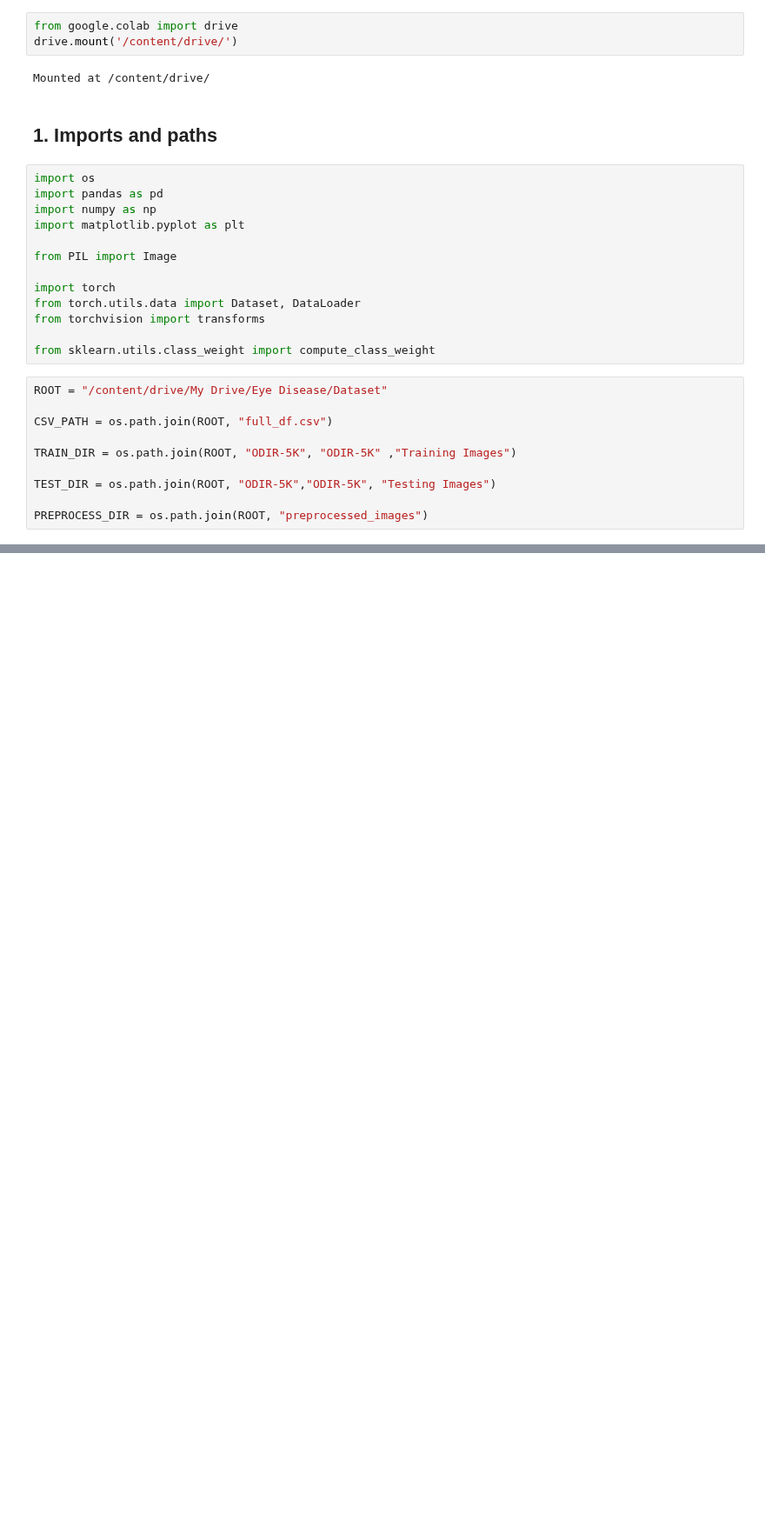
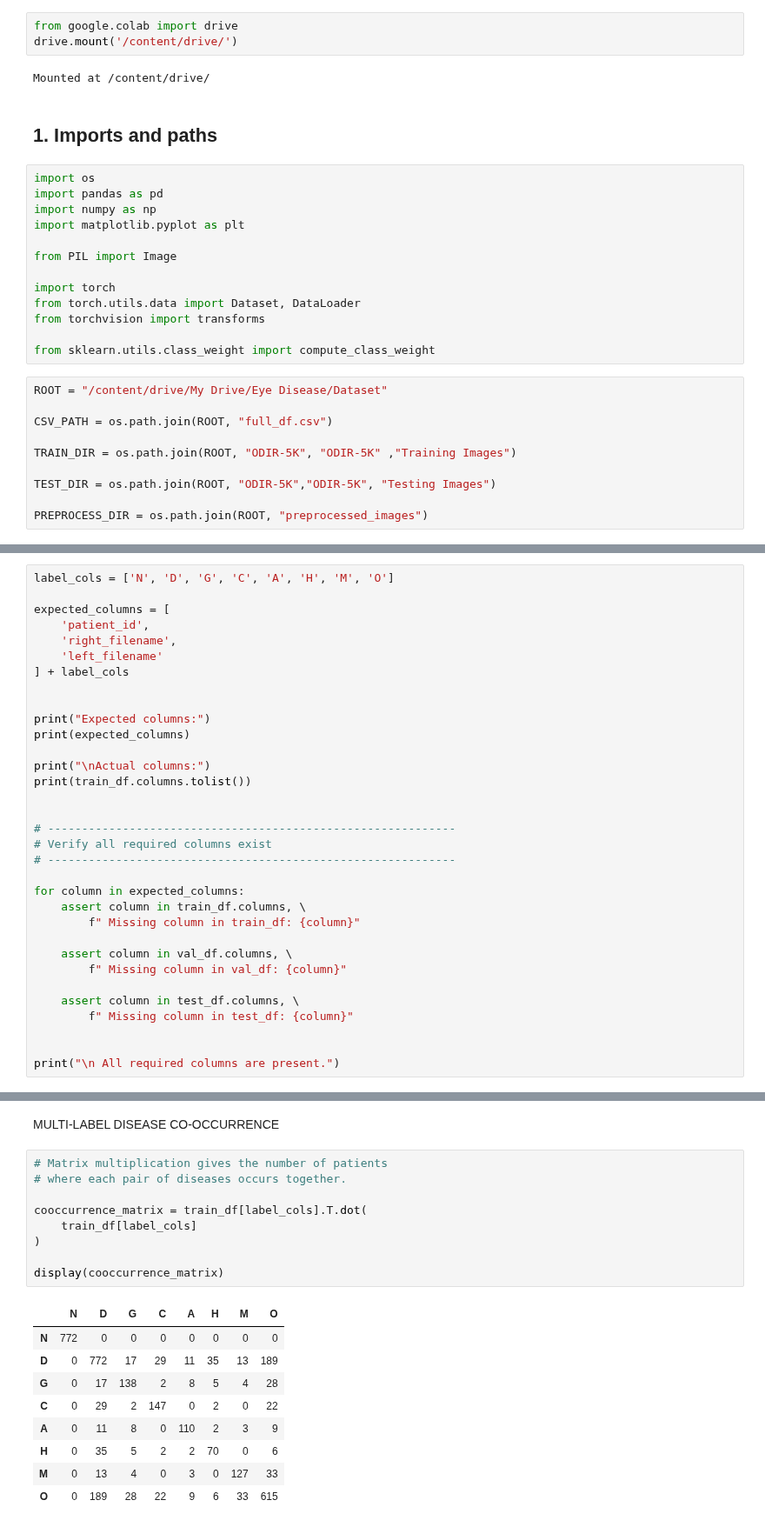
Before and after one commit to aqsamajjeed/QCDP-BiFormer, a Jupyter notebook: Data Balancing.ipynb, the cells around one changed output, grey strips where cells are left out. Shown at 87% size. Saved outputs shown, nothing was run; the diff lists cells and outputs as text; blank space fills up the shorter version.

```diff
--- a/Data Balancing.ipynb
+++ b/Data Balancing.ipynb
@@ -349,0 +119,33 @@ Batch labels shape: torch.Size([32])
+# %%
+label_cols = ['N', 'D', 'G', 'C', 'A', 'H', 'M', 'O']
+
+expected_columns = [
+    'patient_id',
+    'right_filename',
+    'left_filename'
+] + label_cols
+
+
+print("Expected columns:")
+print(expected_columns)
+
+print("\nActual columns:")
+print(train_df.columns.tolist())
+
+
+# ------------------------------------------------------------
+# Verify all required columns exist
+# ------------------------------------------------------------
+
+for column in expected_columns:
+    assert column in train_df.columns, \
+        f" Missing column in train_df: {column}"
+
+    assert column in val_df.columns, \
+        f" Missing column in val_df: {column}"
+
+    assert column in test_df.columns, \
+        f" Missing column in test_df: {column}"
+
+
+print("\n All required columns are present.")
@@ -349,0 +288,22 @@ Batch labels shape: torch.Size([32])
+# %% [markdown]
+
+ MULTI-LABEL DISEASE CO-OCCURRENCE
+# %%
+# Matrix multiplication gives the number of patients
+# where each pair of diseases occurs together.
+
+cooccurrence_matrix = train_df[label_cols].T.dot(
+    train_df[label_cols]
+)
+
+display(cooccurrence_matrix)
+# %% [output]
+|  | N | D | G | C | A | H | M | O |
+| N | 772 | 0 | 0 | 0 | 0 | 0 | 0 | 0 |
+| D | 0 | 772 | 17 | 29 | 11 | 35 | 13 | 189 |
+| G | 0 | 17 | 138 | 2 | 8 | 5 | 4 | 28 |
+| C | 0 | 29 | 2 | 147 | 0 | 2 | 0 | 22 |
+| A | 0 | 11 | 8 | 0 | 110 | 2 | 3 | 9 |
+| H | 0 | 35 | 5 | 2 | 2 | 70 | 0 | 6 |
+| M | 0 | 13 | 4 | 0 | 3 | 0 | 127 | 33 |
+| O | 0 | 189 | 28 | 22 | 9 | 6 | 33 | 615 |
```
Also changed, not shown: parts of 61 cells of this notebook.
